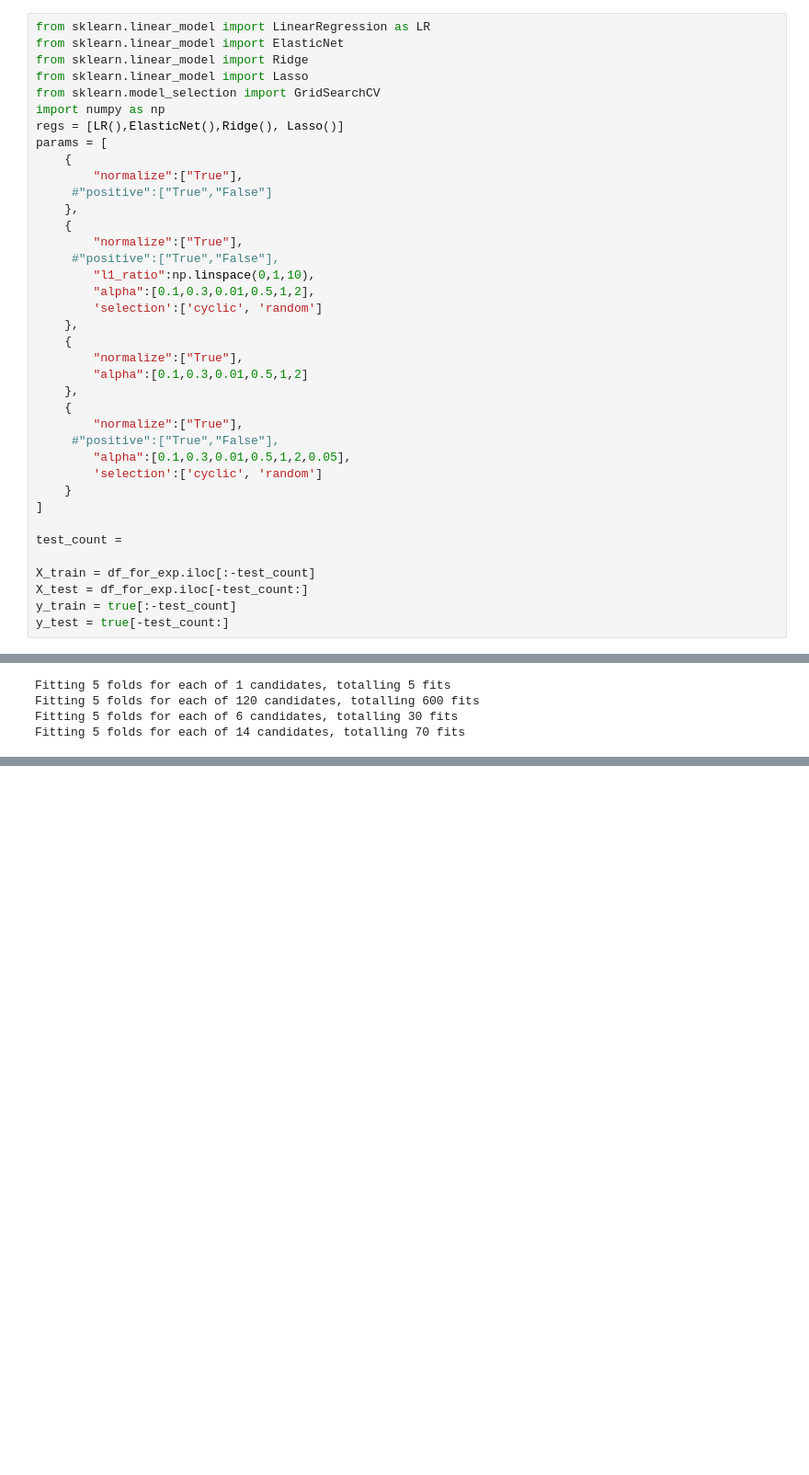
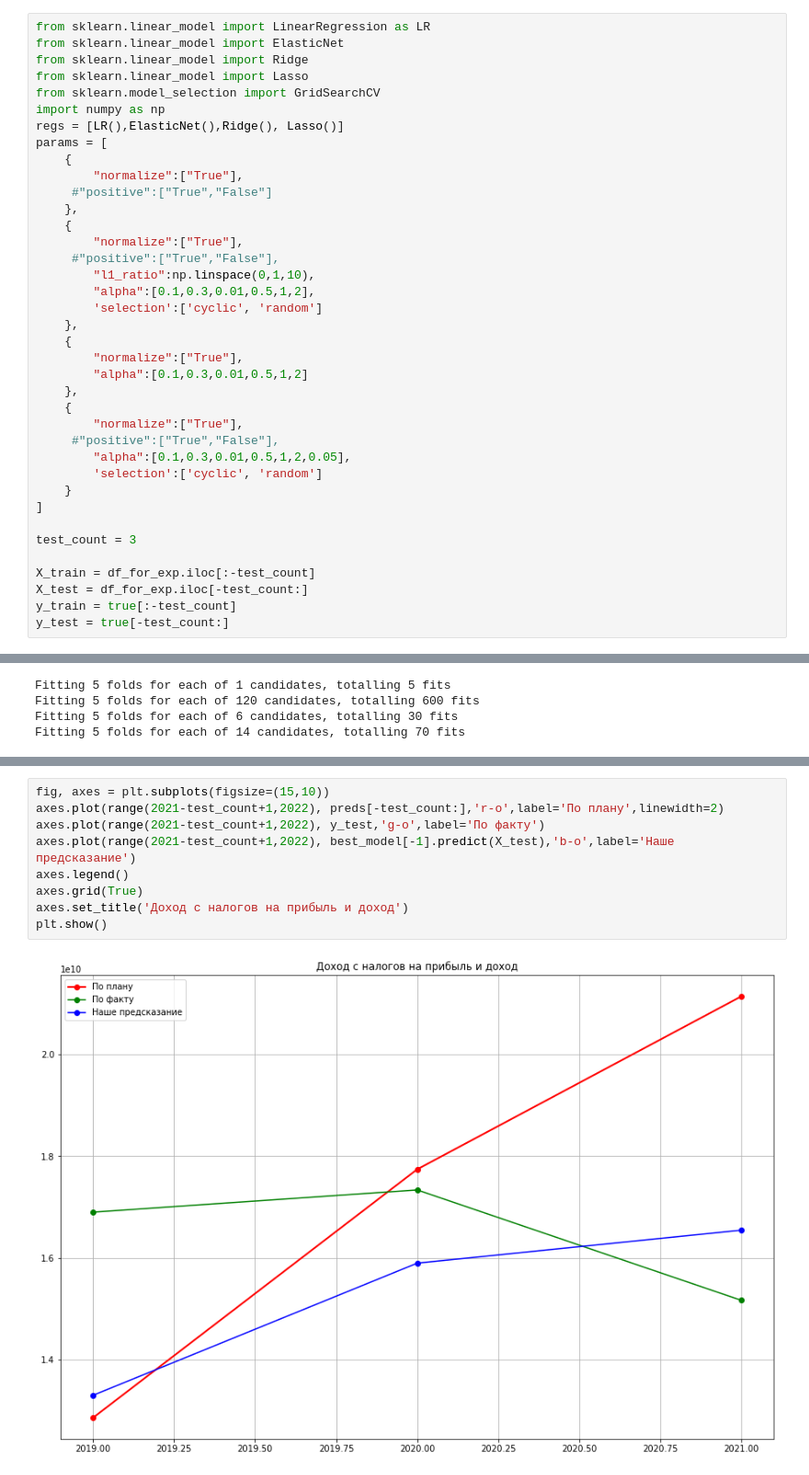
Before and after one commit to deethereal/DigitalLeaders_budget_10_HACK, a Jupyter notebook: DenisFirstTry.ipynb, the cells around one changed output, grey strips where cells are left out. Shown: that part at 92% size. Cells and saved outputs as stored; diff of their text form; blank space fills up the shorter version.

Commit message:
added visual

```diff
--- a/DenisFirstTry.ipynb
+++ b/DenisFirstTry.ipynb
@@ -155,7 +155,7 @@ params = [
     }
 ]
 
-test_count =
+test_count = 3
 
 X_train = df_for_exp.iloc[:-test_count]
 X_test = df_for_exp.iloc[-test_count:]
@@ -203,0 +204,11 @@ ElasticNet(alpha=1, l1_ratio=1.0, normalize='True', selection='random')
+# %%
+fig, axes = plt.subplots(figsize=(15,10))
+axes.plot(range(2021-test_count+1,2022), preds[-test_count:],'r-o',label='По плану',linewidth=2)
+axes.plot(range(2021-test_count+1,2022), y_test,'g-o',label='По факту')
+axes.plot(range(2021-test_count+1,2022), best_model[-1].predict(X_test),'b-o',label='Наше предсказание')
+axes.legend()
+axes.grid(True)
+axes.set_title('Доход с налогов на прибыль и доход')
+plt.show()
+# %% [output]
+[figure, added]
```
Also changed, not shown: parts of 1 cell of this notebook.
